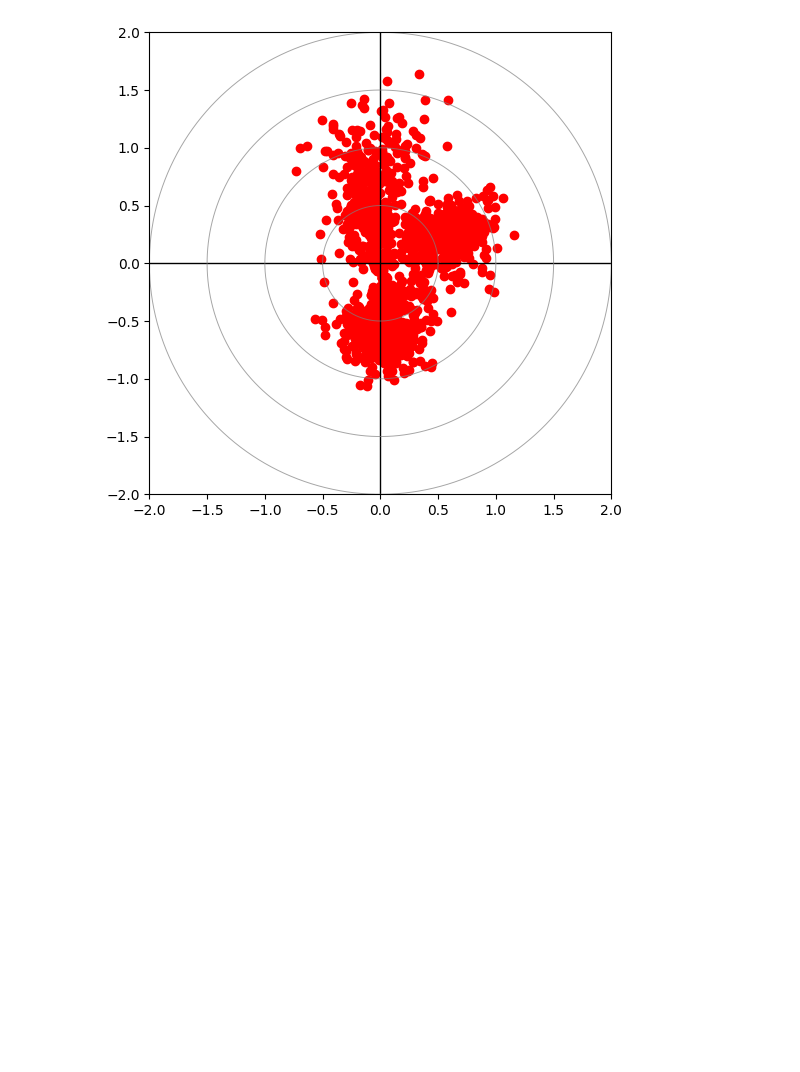
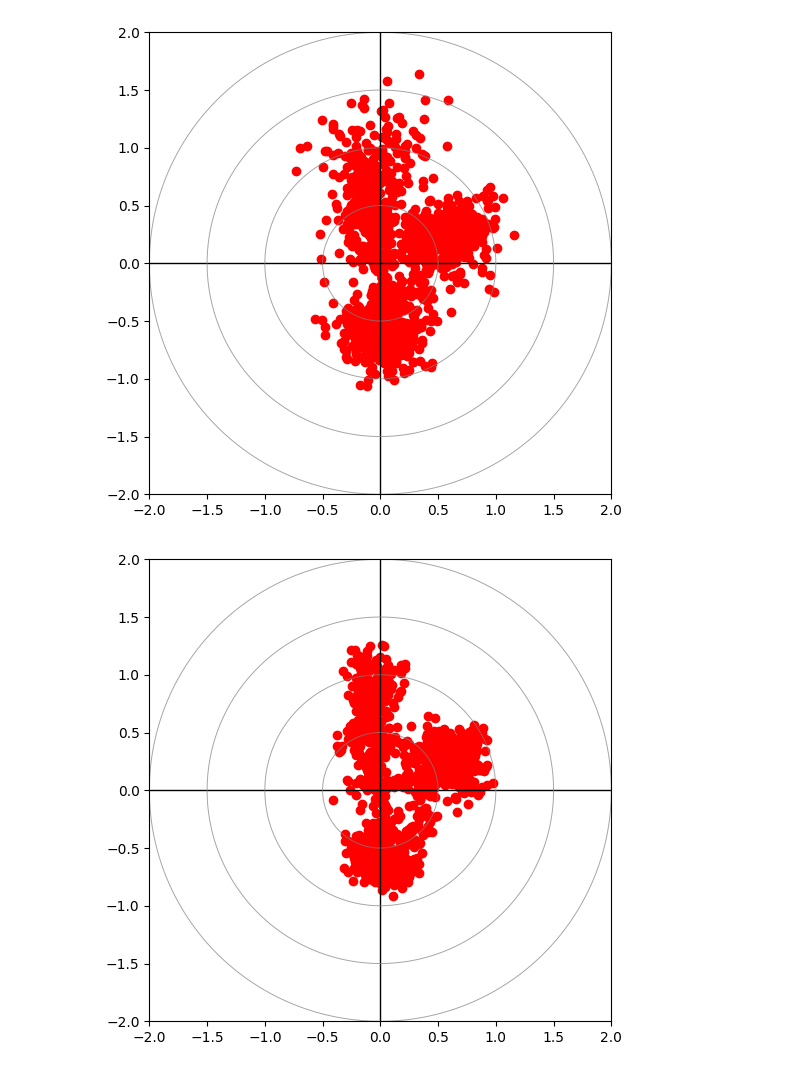
Before and after one commit to NU-Formula-Racing/adbms, a Jupyter notebook: data-analysis/nfr25/drive_data/drive_data_11_15.ipynb, the cells around one changed output. Drawn from its saved outputs; the diff is of its cells as text; code cells hidden in the pictures; blank space fills up the shorter version.

```diff
--- a/data-analysis/nfr25/drive_data/drive_data_11_15.ipynb
+++ b/data-analysis/nfr25/drive_data/drive_data_11_15.ipynb
@@ -12,30 +11,17 @@ from IPython.display import Video, display
 # %%
 brake_df = pd.read_csv("Brake_test_CSVs/Linear Accelerometer.csv")
 auto_df = pd.read_csv("auto_cross_CSVs/Linear Accelerometer.csv")
-# %%
-def gg_plotter (a_x, a_y):
-    fig, ax = plt.subplots(figsize=(6,6))
-    ax.scatter(a_x, a_y, color='red')
-    ax.set_xlim(-2,2)
-    ax.set_ylim(-2,2)
-
-    ax.axhline(0, linewidth=1, color='black')
-    ax.axvline(0, linewidth=1, color='black')
-
-    # concentric circles every 0.5
-    radii = np.arange(0.5, 2.1, 0.5)
-    theta = np.linspace(0, 2*np.pi, 400)
-
-    for r in radii:
-        x = r * np.cos(theta)
-        y = r * np.sin(theta)
-        ax.plot(x, y, color='gray', linewidth=0.7, alpha=0.7)
-
-    ax.set_aspect('equal', 'box')
-    plt.show(fig)
 # %%
 ax_brake = -1*brake_df["Y (m/s^2)"]/9.8
+ax_brake_smoothed = ax_brake.rolling(window=3, center=True).mean()
+ax_brake_smoothed = ax_brake_smoothed.ffill().bfill()
+
 ay_brake = -1*brake_df["X (m/s^2)"]/9.8
+ay_brake_smoothed = ay_brake.rolling(window=3, center=True).mean()
+ay_brake_smoothed = ay_brake_smoothed.ffill().bfill()
+
 gg_plotter(ax_brake, ay_brake)
+gg_plotter(ax_brake_smoothed, ay_brake_smoothed)
 # %% [output]
 [figure]
+[figure, added]
```
Also changed, not shown: parts of 4 cells of this notebook, 3 other files.
